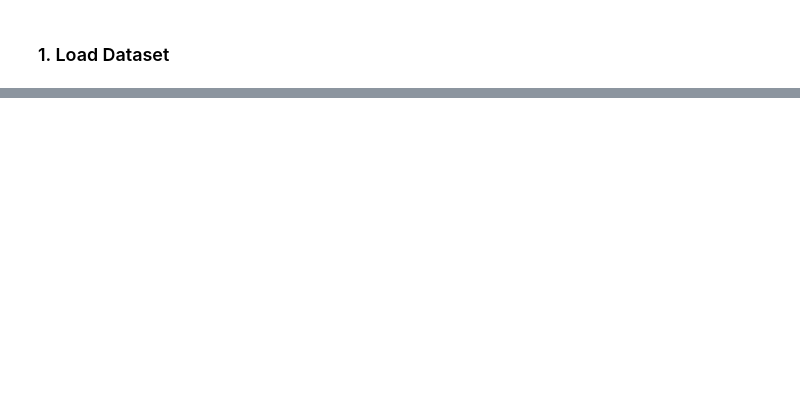
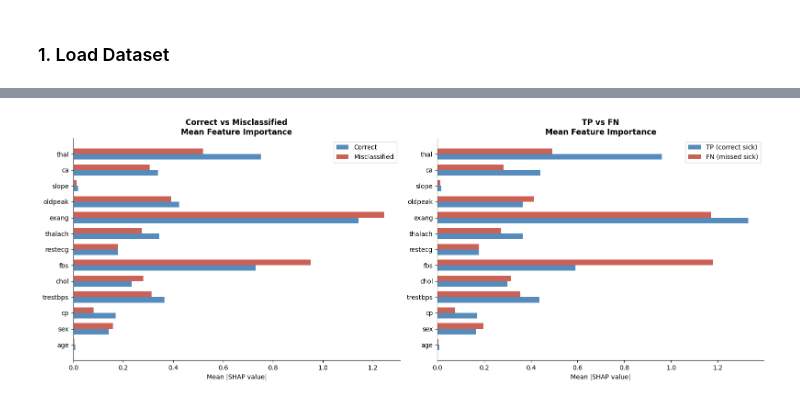
Before and after one commit to Ioulioskon/MLCB_2026_Assignment_2, a Jupyter notebook: notebooks/error_analysis.ipynb, the cells around one changed output, grey strips where cells are left out. Drawn from its saved outputs; the diff is of its cells as text; code cells hidden in the pictures; blank space fills up the shorter version.

```diff
--- a/notebooks/error_analysis.ipynb
+++ b/notebooks/error_analysis.ipynb
@@ -39,0 +260,14 @@ FileNotFoundError: [Errno 2] No such file or directory: '../data/heart.csv'
+# %%
+# compute SHAP values on validation set
+explainer = shap.LinearExplainer(model, X_train_proc)
+shap_values_val = explainer.shap_values(X_val_proc)
+
+# create SHAP explanation object
+shap_explanation = shap.Explanation(
+    values=shap_values_val,
+    base_values=explainer.expected_value,
+    data=X_val_proc,
+    feature_names=X.columns.tolist()
+)
+
+print(f"SHAP values shape: {shap_values_val.shape}")
@@ -39,0 +286,53 @@ FileNotFoundError: [Errno 2] No such file or directory: '../data/heart.csv'
+# %%
+# split indices by error type
+correct_idx = results_df[results_df['error_type'].isin(['TP', 'TN'])].index.tolist()
+misclassified_idx = results_df[results_df['error_type'].isin(['FP', 'FN'])].index.tolist()
+fn_idx = results_df[results_df['error_type'] == 'FN'].index.tolist()
+fp_idx = results_df[results_df['error_type'] == 'FP'].index.tolist()
+
+fig, axes = plt.subplots(1, 2, figsize=(16, 6))
+
+# mean absolute SHAP — correct vs misclassified
+mean_shap_correct = np.abs(shap_values_val[correct_idx]).mean(axis=0)
+mean_shap_misclassified = np.abs(shap_values_val[misclassified_idx]).mean(axis=0)
+
+feature_names = X.columns.tolist()
+x = np.arange(len(feature_names))
+width = 0.35
+
+axes[0].barh(x - width/2, mean_shap_correct, width,
+             label='Correct', color='#2C6FAC', alpha=0.8)
+axes[0].barh(x + width/2, mean_shap_misclassified, width,
+             label='Misclassified', color='#C0392B', alpha=0.8)
+axes[0].set_yticks(x)
+axes[0].set_yticklabels(feature_names)
+axes[0].set_xlabel('Mean |SHAP value|')
+axes[0].set_title('Correct vs Misclassified\nMean Feature Importance',
+                  fontweight='bold')
+axes[0].legend()
+axes[0].spines[['top', 'right']].set_visible(False)
+
+# mean absolute SHAP — FN specifically
+mean_shap_fn = np.abs(shap_values_val[fn_idx]).mean(axis=0)
+mean_shap_tp = np.abs(shap_values_val[
+    results_df[results_df['error_type']=='TP'].index.tolist()
+]).mean(axis=0)
+
+axes[1].barh(x - width/2, mean_shap_tp, width,
+             label='TP (correct sick)', color='#2C6FAC', alpha=0.8)
+axes[1].barh(x + width/2, mean_shap_fn, width,
+             label='FN (missed sick)', color='#C0392B', alpha=0.8)
+axes[1].set_yticks(x)
+axes[1].set_yticklabels(feature_names)
+axes[1].set_xlabel('Mean |SHAP value|')
+axes[1].set_title('TP vs FN\nMean Feature Importance',
+                  fontweight='bold')
+axes[1].legend()
+axes[1].spines[['top', 'right']].set_visible(False)
+
+plt.tight_layout()
+plt.savefig('../figures/shap_comparison_error_types.png',
+            dpi=300, bbox_inches='tight')
+plt.show()
+# %% [output]
+[figure, added]
```
Also changed, not shown: parts of 22 cells of this notebook, 3 other files.
